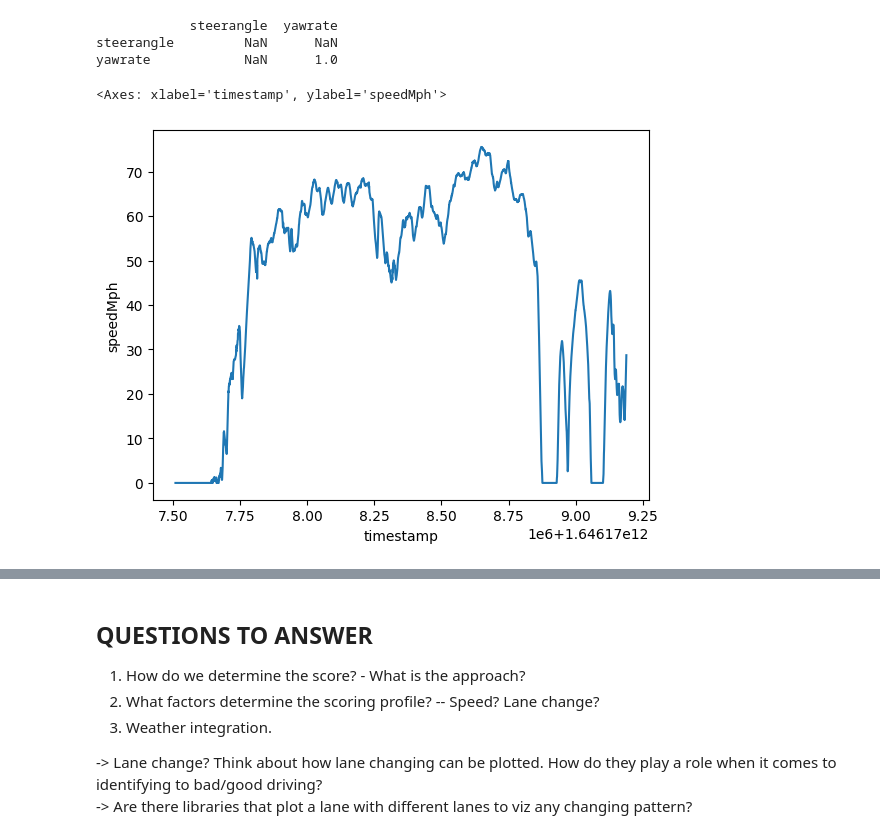
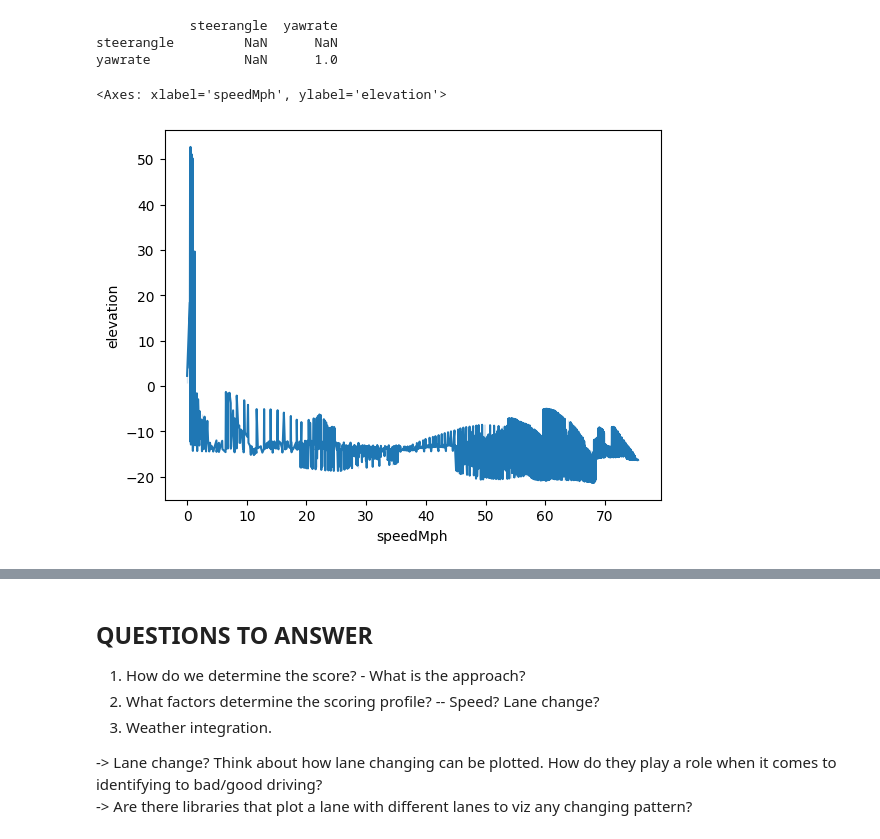
Before and after one commit to SiddTayi/Driver-Behaviour-Analysis, a Jupyter notebook: dba.ipynb, the cells around one changed output, grey strips where cells are left out. Saved outputs shown, nothing was run; the diff lists cells and outputs as text; code cells hidden in the pictures.

```diff
--- a/dba.ipynb
+++ b/dba.ipynb
@@ -205,0 +262,3 @@ updated_df[['timestamp_hr']]
+# %%
+updated_df['acc'] = updated_df['speedMph']/0.5
+updated_df[['timestamp_hr', 'speed', 'speedMph', 'acc']]
@@ -230,2 +343,29 @@ sns.lineplot(data = updated_df, x = 'speed', y = 'yawrate', hue = 'brakestatus')
 # %% [markdown]
 Yawrate: Refers to the rate of rotation around the verticle axis of a vehicle.
+# %%
+cu_colors = ["gray", "black"]
+
+# Set style
+sns.set_style("whitegrid")
+
+# Plotting
+plt.figure(figsize=(10, 6))
+sns.lineplot(data=updated_df, x='speed', y='yawrate', hue='brakestatus', palette=cu_colors, linewidth=2)
+
+# Adding labels and title with custom font properties
+plt.xlabel('Speed (mph)', fontsize=14, fontweight='bold', labelpad=10)
+plt.ylabel('Yaw Rate', fontsize=14, fontweight='bold', labelpad=10)
+plt.title('Yaw Rate vs. Speed', fontsize=16, fontweight='bold', pad=20)
+
+# Adding legend with custom position and font properties
+plt.legend(title='Brake Status', fontsize=12, title_fontsize='13', edgecolor='black')
+plt.axhline(y=6, color='black', linestyle='--', linewidth=1, alpha=0.7)
+plt.axhline(y=-6, color='black', linestyle='--', linewidth=1, alpha=0.7)
+
+
+# Adjusting ticks font size
+plt.xticks(fontsize=12)
+plt.yticks(fontsize=12)
+
+# Show plot
+plt.show()
@@ -287,7 +412,7 @@ print(corr)
 steerangle         NaN      NaN
 yawrate            NaN      1.0
 # %%
-sns.lineplot(data = updated_df, y = 'speedMph', x = 'timestamp')
+sns.lineplot(data = updated_df, x = 'speedMph', y = 'elevation')
 # %% [output]
-<Axes: xlabel='timestamp', ylabel='speedMph'>
+<Axes: xlabel='speedMph', ylabel='elevation'>
-[figure, old version]
+[figure, new version]
```
Also changed, not shown: parts of 29 cells of this notebook.
